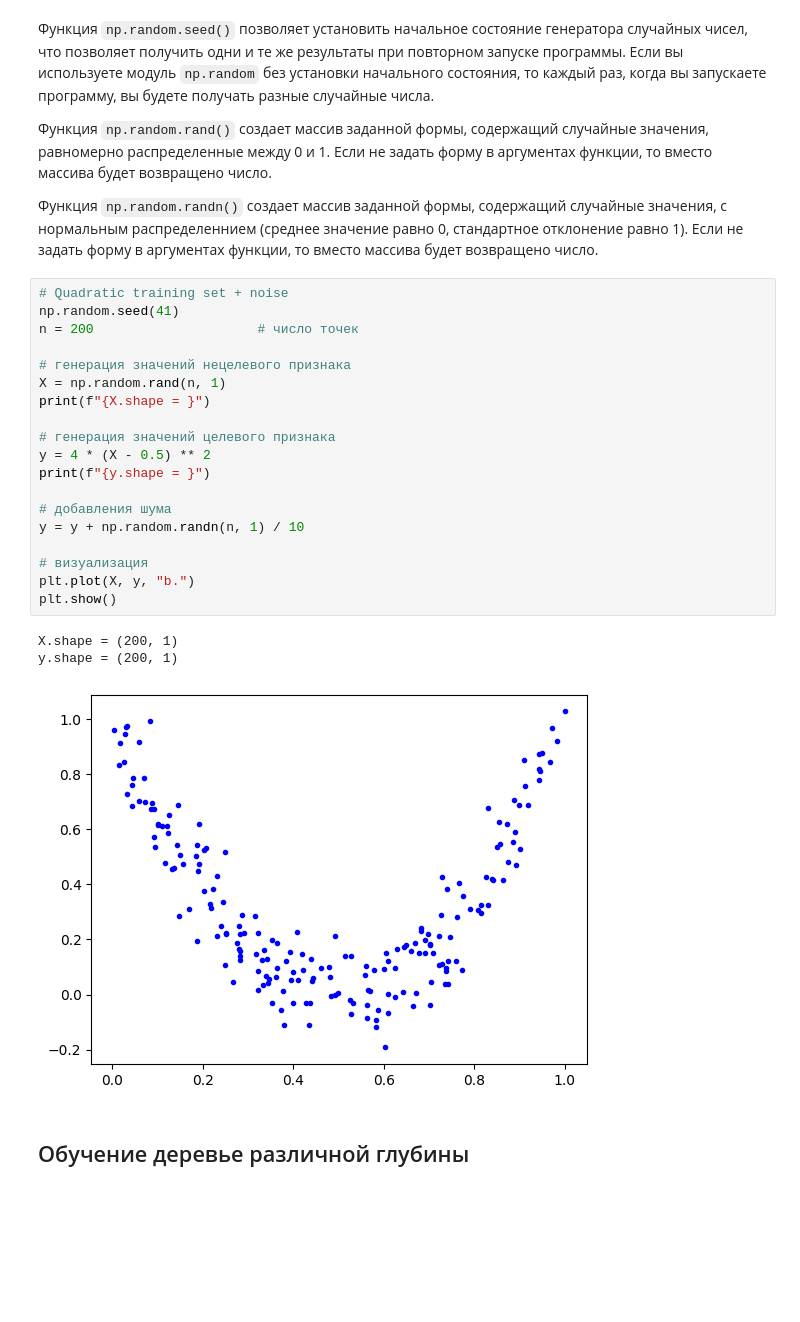
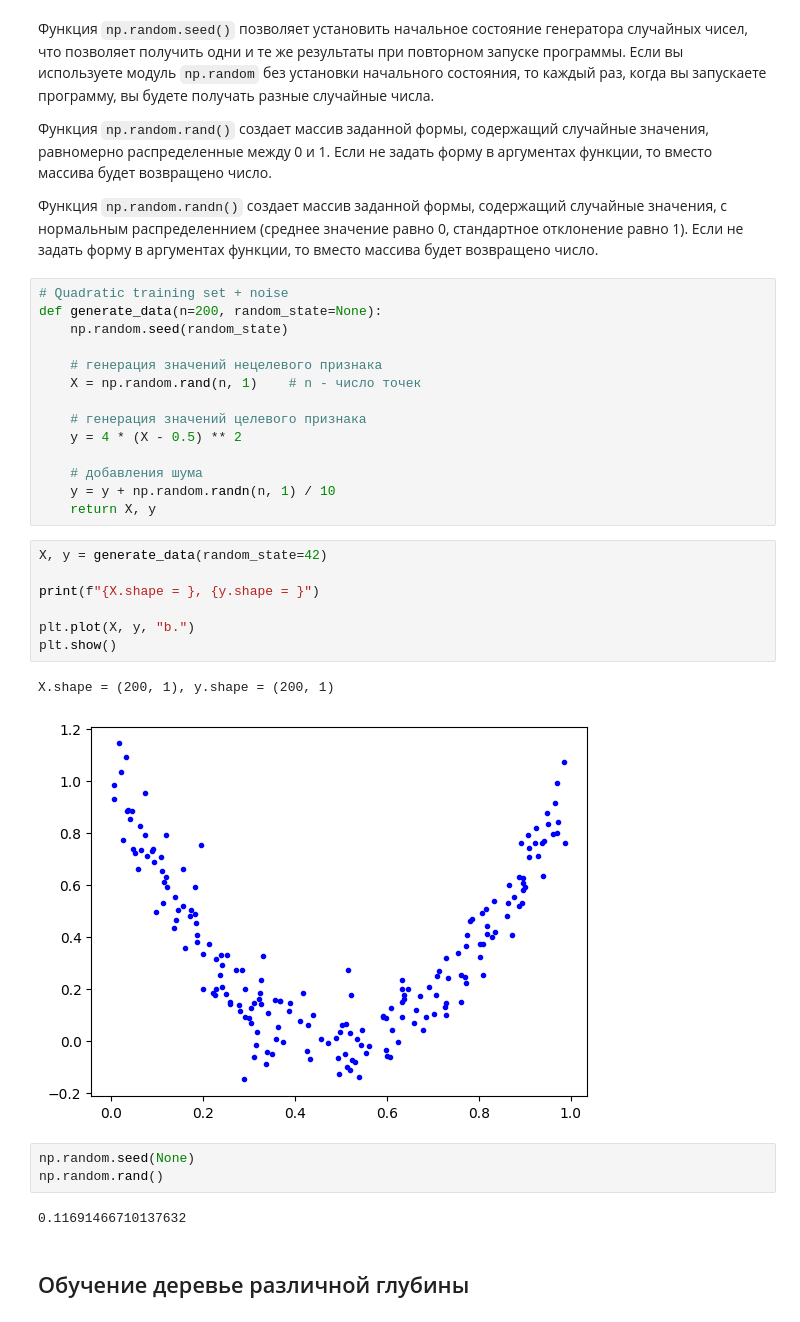
Before and after one commit to ordevoir/Decision_Trees, a Jupyter notebook: decision_tree_regression.ipynb, the cells around one changed output. Drawn from its saved outputs; the diff is of its cells as text; blank space fills up the shorter version.

```diff
--- a/decision_tree_regression.ipynb
+++ b/decision_tree_regression.ipynb
@@ -13,27 +13,33 @@ import matplotlib.pyplot as plt
 Функция `np.random.randn()` создает массив заданной формы, содержащий случайные значения, c нормальным распределеннием (среднее значение равно 0, стандартное отклонение равно 1). Если не задать форму в аргументах функции, то вместо массива будет возвращено число.
 # %%
 # Quadratic training set + noise
-np.random.seed(41)
-n = 200                     # число точек
+def generate_data(n=200, random_state=None):
+    np.random.seed(random_state)
 
-# генерация значений нецелевого признака
-X = np.random.rand(n, 1)
-print(f"{X.shape = }")
+    # генерация значений нецелевого признака
+    X = np.random.rand(n, 1)    # n - число точек
 
-# генерация значений целевого признака
-y = 4 * (X - 0.5) ** 2
-print(f"{y.shape = }")
+    # генерация значений целевого признака
+    y = 4 * (X - 0.5) ** 2
 
-# добавления шума
-y = y + np.random.randn(n, 1) / 10
-
-# визуализация
-plt.plot(X, y, "b.")
-plt.show()
+    # добавления шума
+    y = y + np.random.randn(n, 1) / 10
+    return X, y
-# %% [output]
-X.shape = (200, 1)
-y.shape = (200, 1)
-[figure, removed]
+# %%
+X, y = generate_data(random_state=42)
+
+print(f"{X.shape = }, {y.shape = }")
+
+plt.plot(X, y, "b.")
+plt.show()
+# %% [output]
+X.shape = (200, 1), y.shape = (200, 1)
+[figure, added]
+# %%
+np.random.seed(None)
+np.random.rand()
+# %% [output]
+0.11691466710137632
 # %% [markdown]
 ## Обучение деревье различной глубины
 # %%
```
Also changed, not shown: parts of 16 cells of this notebook.
